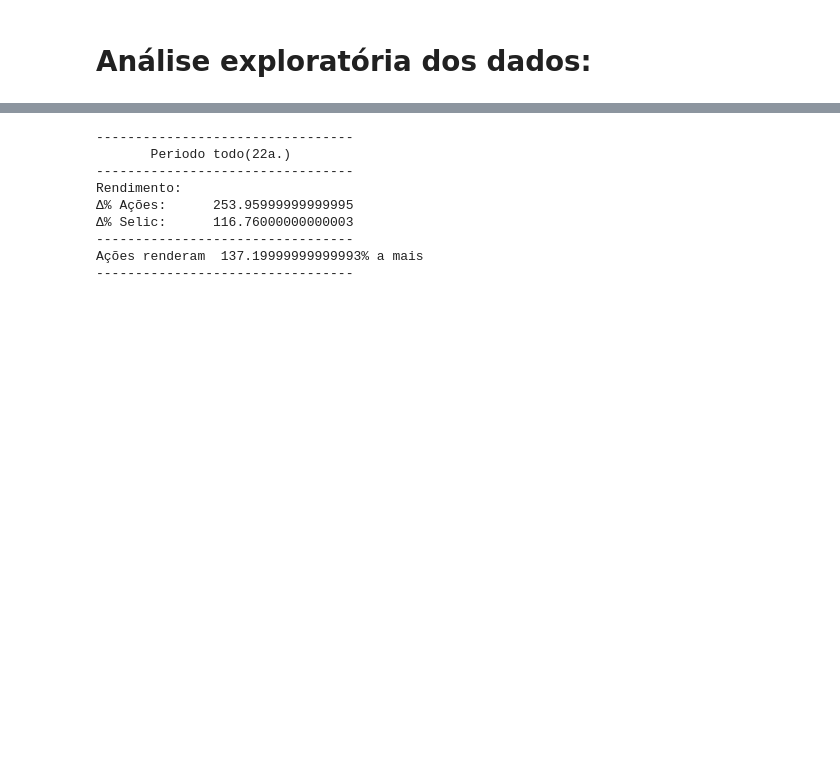
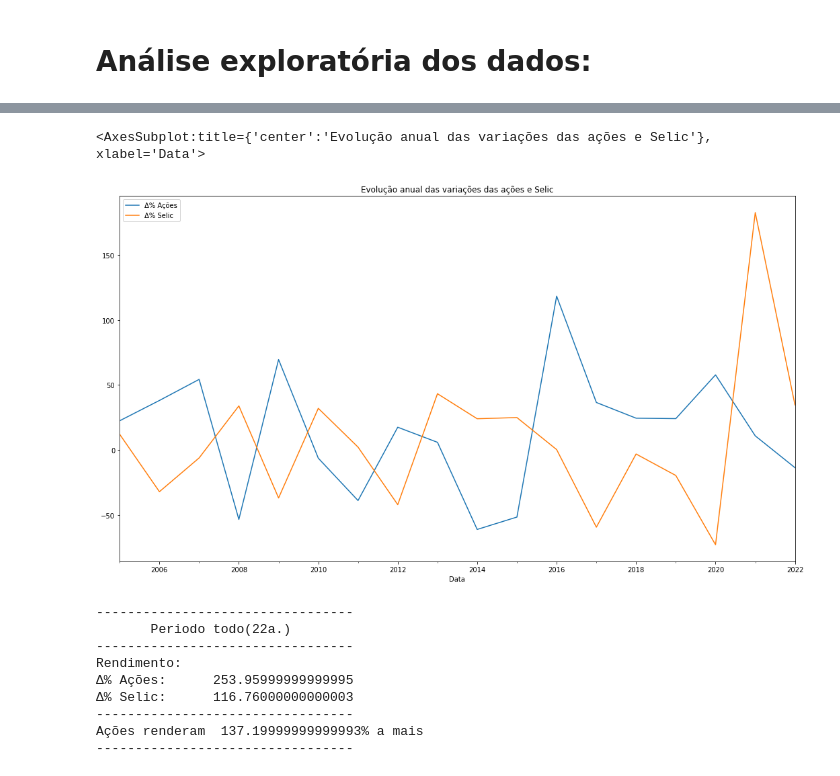
Before and after one commit to kauebr/Insights, a Jupyter notebook: Setor Siderúrgico Nacional/2 Entrega - Cliclo 2/Passo 06 - Análise exploratória/Jupyter Notebooks/Analise exploratória.ipynb, the cells around one changed output, grey strips where cells are left out. Cells and saved outputs as stored; diff of their text form; code cells hidden in the pictures; blank space fills up the shorter version.

```diff
--- a/Setor Siderúrgico Nacional/2 Entrega - Cliclo 2/Passo 06 - Análise exploratória/Jupyter Notebooks/Analise exploratória.ipynb
+++ b/Setor Siderúrgico Nacional/2 Entrega - Cliclo 2/Passo 06 - Análise exploratória/Jupyter Notebooks/Analise exploratória.ipynb
@@ -206,3 +191,9 @@ vou plotar um gráfico com as informações supracitadas
+# %%
+# Abaixo vamos plotar um gráfico muito importante para nossa análise, vamos agrupar a soma das variações por ano.
+df_var.reset_index().groupby(pd.Grouper(key='Data', freq='Y')).sum().plot(figsize=(18,10), title='Evolução Anual das Variações das Ações e Selic')
+# %% [output]
+<AxesSubplot:title={'center':'Evolução anual das variações das ações e Selic'}, xlabel='Data'>
+[figure, added]
 # %%
 # Definido funções para apresentação visual(str) dos resultados
 def linha():
```
Also changed, not shown: parts of 7 cells of this notebook.
